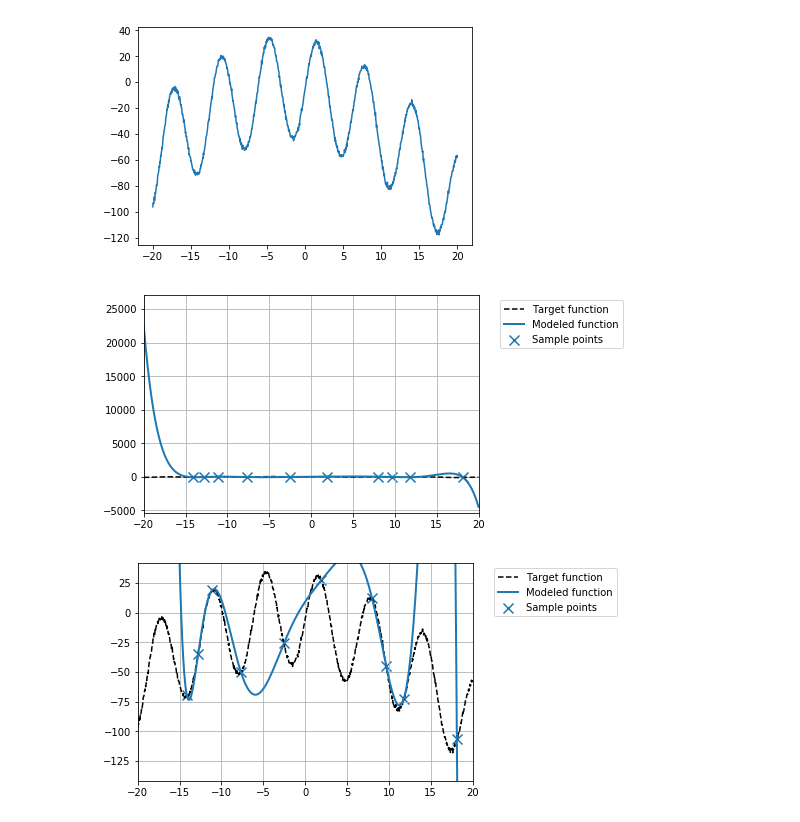
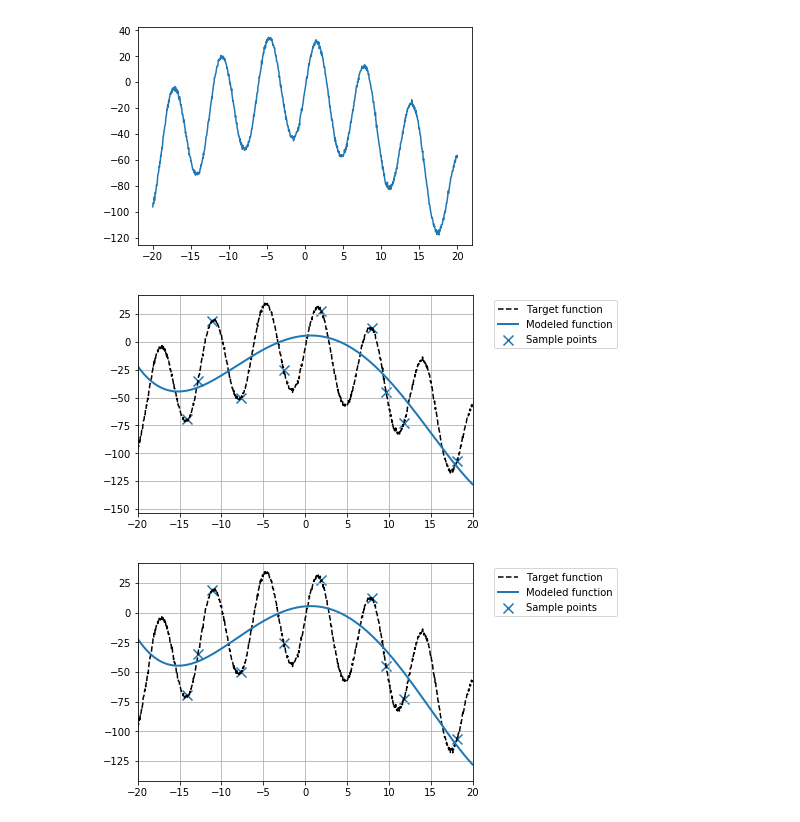
Before and after one commit to Yasushi-Shinohara/GPR_Note, a Jupyter notebook: Project1/Poly_fit_4th.ipynb, the cells around one changed output. Cells and saved outputs as stored; diff of their text form; code cells hidden in the pictures.

```diff
--- a/Project1/Poly_fit_4th.ipynb
+++ b/Project1/Poly_fit_4th.ipynb
@@ -34,34 +34,34 @@ def generate_sample(xval):
 Nsample = 10
 x_sample = np.array([])
 y_sample = np.array([])
 x_point = np.random.uniform(xmin, xmax, Nsample) #Initial point is randomely chosen
 #
 x_sample = np.append(x_sample,x_point)                          #Add x_point to x_sample
 y_point = generate_sample(x_point)                              #Get y_point value from x_sample
 y_sample = np.append(y_sample,y_point)                          #Add y_point to x_ample
 #
-mean = PF(x_sample, y_sample, x, len(x_sample), normalization = True)
-#mean = PF(x_sample, y_sample, x, 4, normalization = True)
+#mean = PF(x_sample, y_sample, x, len(x_sample), normalization = True)
+mean = PF(x_sample, y_sample, x, 4, normalization = True)
 
 plt.figure()
 plt.xlim(xmin,xmax)
 plt.ylim(1.2*min(np.amin(z),np.amin(mean)),1.2*max(np.amax(z),np.amax(mean)))
 plt.plot(x,z,'k--',label='Target function')
 plt.plot(x,np.array(mean), label='Modeled function',lw=2.0)
 plt.scatter(x_sample,y_sample,marker='x',s=100,label='Sample points')
 plt.grid()
 plt.legend(bbox_to_anchor=(1.05, 1), loc='upper left')
 plt.show()
 #
 plt.figure()
 plt.xlim(xmin,xmax)
 plt.ylim(1.2*np.amin(z),1.2*np.amax(z))
 plt.plot(x,z,'k--',label='Target function')
 plt.plot(x,np.array(mean), label='Modeled function',lw=2.0)
 plt.scatter(x_sample,y_sample,marker='x',s=100,label='Sample points')
 plt.grid()
 plt.legend(bbox_to_anchor=(1.05, 1), loc='upper left')
 plt.show()
 # %% [output]
-[figure, old version]
+[figure, new version]
-[figure, old version]
+[figure, new version]
```
Also changed, not shown: 1 other file.
